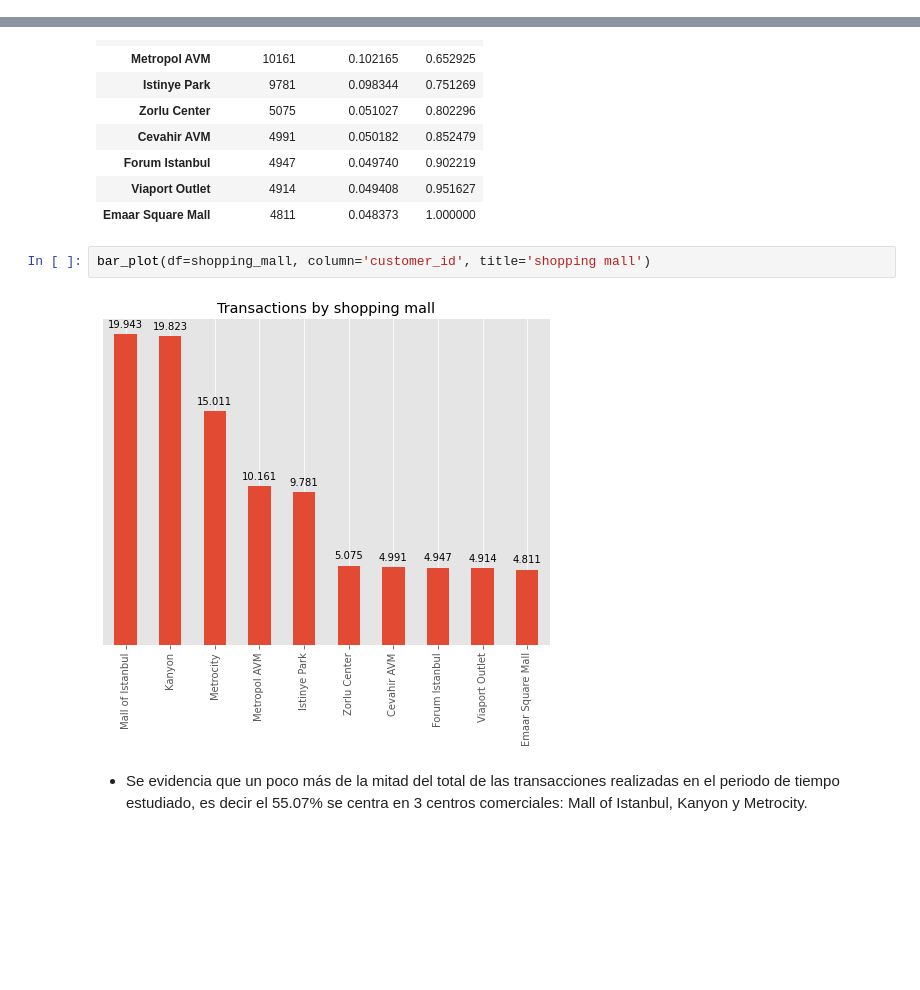
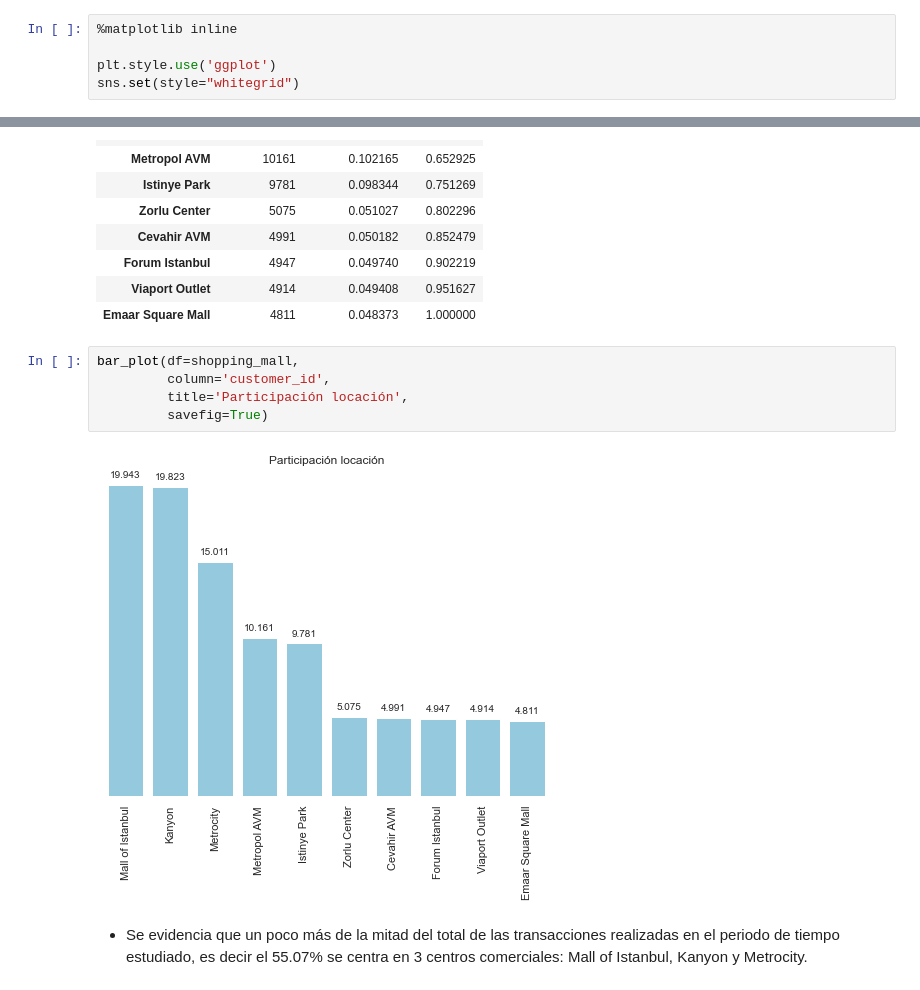
Before and after one commit to Mdm2016/Monografia-udea-cohorte-5, a Jupyter notebook: entregable_ii/2.analitica_descriptiva.ipynb, the cells around one changed output, grey strips where cells are left out. Cells and saved outputs as stored; diff of their text form; blank space fills up the shorter version.

```diff
--- a/entregable_ii/2.analitica_descriptiva.ipynb
+++ b/entregable_ii/2.analitica_descriptiva.ipynb
@@ -16,3 +14,8 @@ plt.style.use('ggplot')
+# %%
+%matplotlib inline
+
+plt.style.use('ggplot')
+sns.set(style="whitegrid")
 # %%
 pd.set_option('display.max_colwidth', None)
 pd.set_option('display.max_columns', None)
@@ -289,9 +367,12 @@ shopping_mall
 | Viaport Outlet | 4914 | 0.049408 | 0.951627 |
 | Emaar Square Mall | 4811 | 0.048373 | 1.000000 |
 # %%
-bar_plot(df=shopping_mall, column='customer_id', title='shopping mall')
+bar_plot(df=shopping_mall,
+         column='customer_id',
+         title='Participación locación',
+         savefig=True)
 # %% [output]
-[figure, old version]
+[figure, new version]
 # %% [markdown]
 * Se evidencia que un poco más de la mitad del total de las transacciones realizadas en el periodo de tiempo estudiado, es decir el 55.07% se centra en 3 centros comerciales: Mall of Istanbul, Kanyon y Metrocity.
 # %%
```
Also changed, not shown: parts of 23 cells of this notebook, 20 other files.
